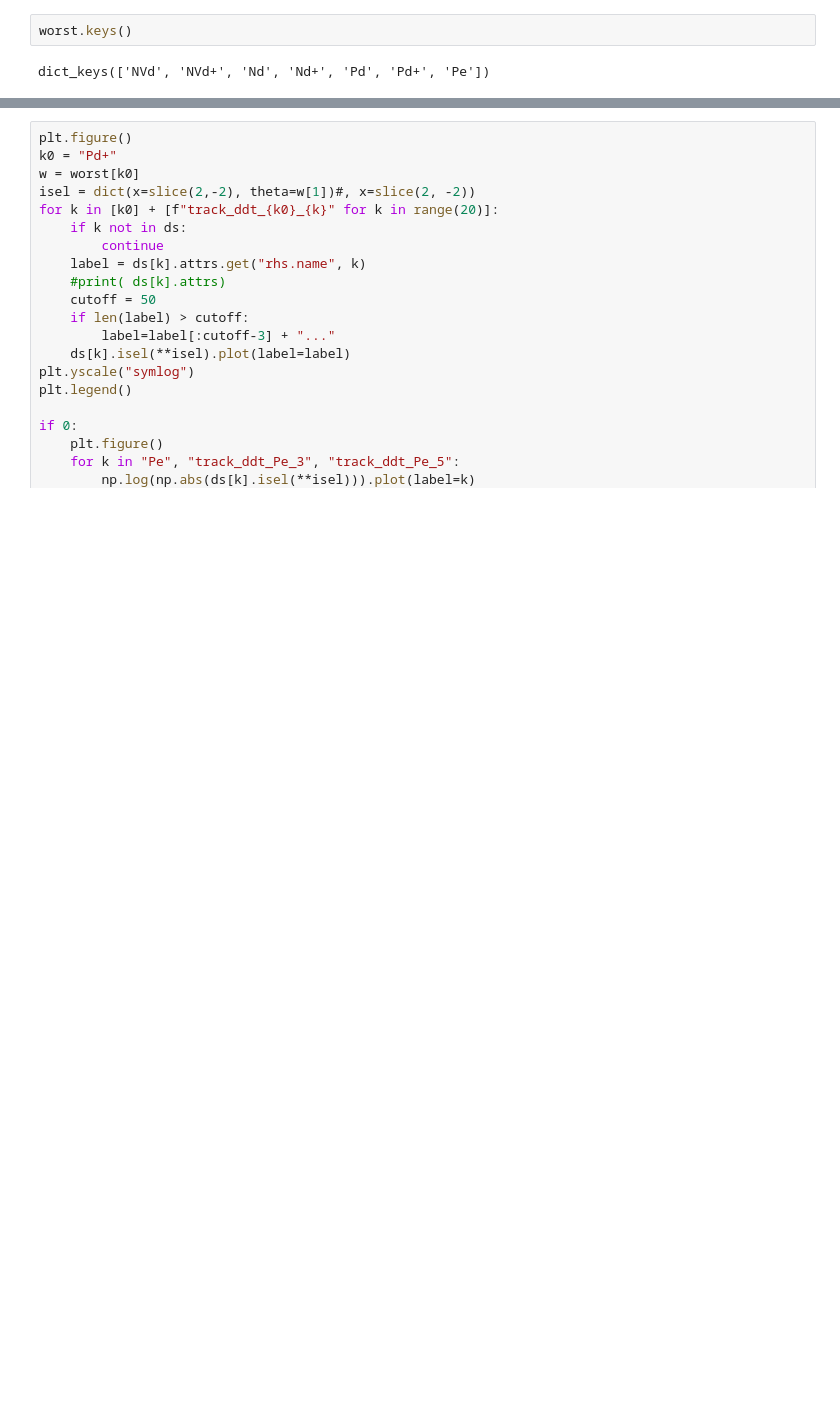
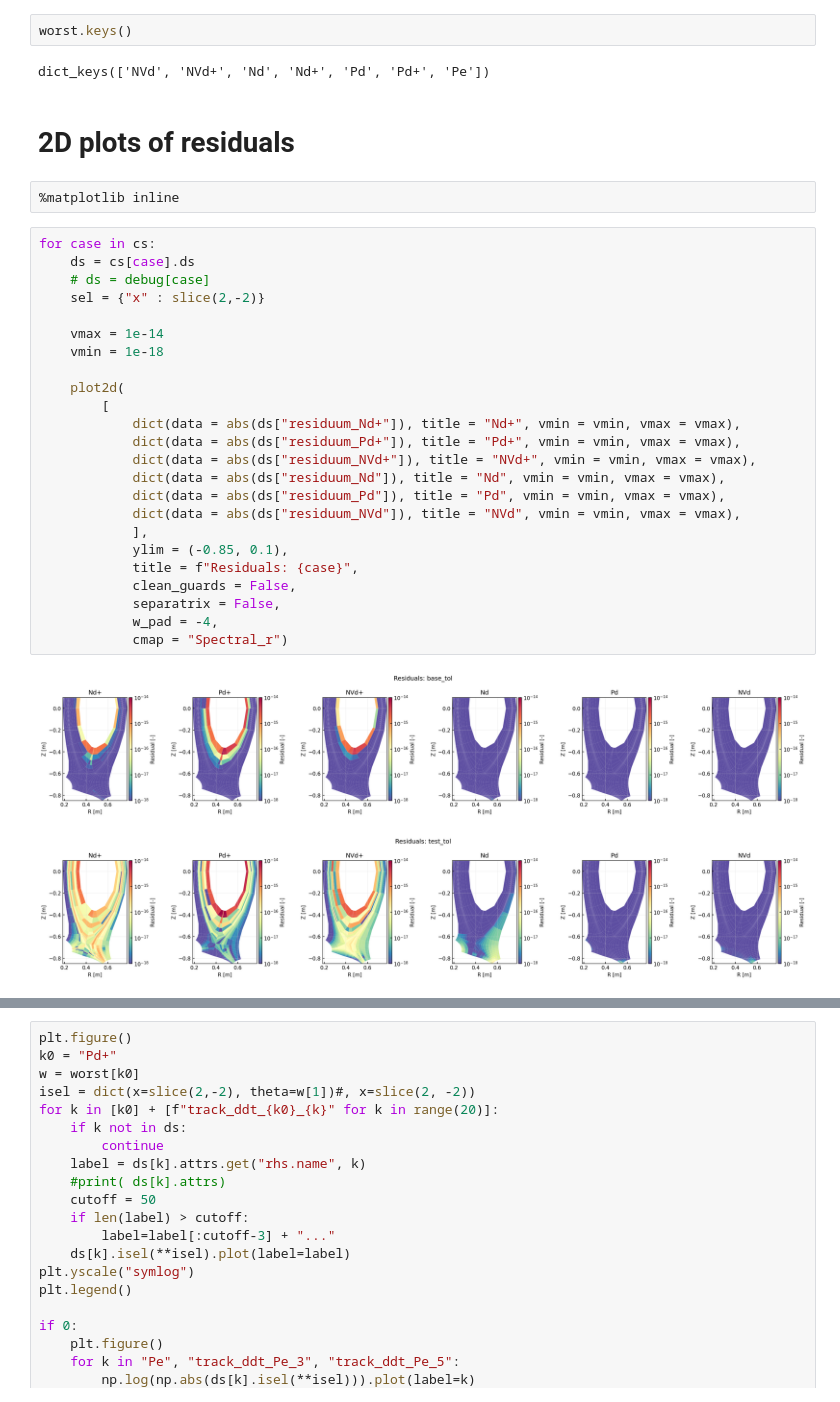
Before and after one commit to mikekryjak/notebooks, a Jupyter notebook: 131/131-2024-07-22 - PVODE debugging.ipynb, the cells around one changed output, grey strips where cells are left out. Cells and saved outputs as stored; diff of their text form; blank space fills up the shorter version.

```diff
--- a/131/131-2024-07-22 - PVODE debugging.ipynb
+++ b/131/131-2024-07-22 - PVODE debugging.ipynb
@@ -159,3 +195,34 @@ Maximum value is 3.9457248362355454e-05
 worst.keys()
 # %% [output]
 dict_keys(['NVd', 'NVd+', 'Nd', 'Nd+', 'Pd', 'Pd+', 'Pe'])
+# %% [markdown]
+# 2D plots of residuals
+# %%
+%matplotlib inline
+# %%
+for case in cs:
+    ds = cs[case].ds
+    # ds = debug[case]
+    sel = {"x" : slice(2,-2)}
+
+    vmax = 1e-14
+    vmin = 1e-18
+
+    plot2d(
+        [
+            dict(data = abs(ds["residuum_Nd+"]), title = "Nd+", vmin = vmin, vmax = vmax),
+            dict(data = abs(ds["residuum_Pd+"]), title = "Pd+", vmin = vmin, vmax = vmax),
+            dict(data = abs(ds["residuum_NVd+"]), title = "NVd+", vmin = vmin, vmax = vmax),
+            dict(data = abs(ds["residuum_Nd"]), title = "Nd", vmin = vmin, vmax = vmax),
+            dict(data = abs(ds["residuum_Pd"]), title = "Pd", vmin = vmin, vmax = vmax),
+            dict(data = abs(ds["residuum_NVd"]), title = "NVd", vmin = vmin, vmax = vmax),
+            ],
+            ylim = (-0.85, 0.1),
+            title = f"Residuals: {case}",
+            clean_guards = False,
+            separatrix = False,
+            w_pad = -4,
+            cmap = "Spectral_r")
+# %% [output]
+[figure, added]
+[figure, added]
```
Also changed, not shown: parts of 16 cells of this notebook.
